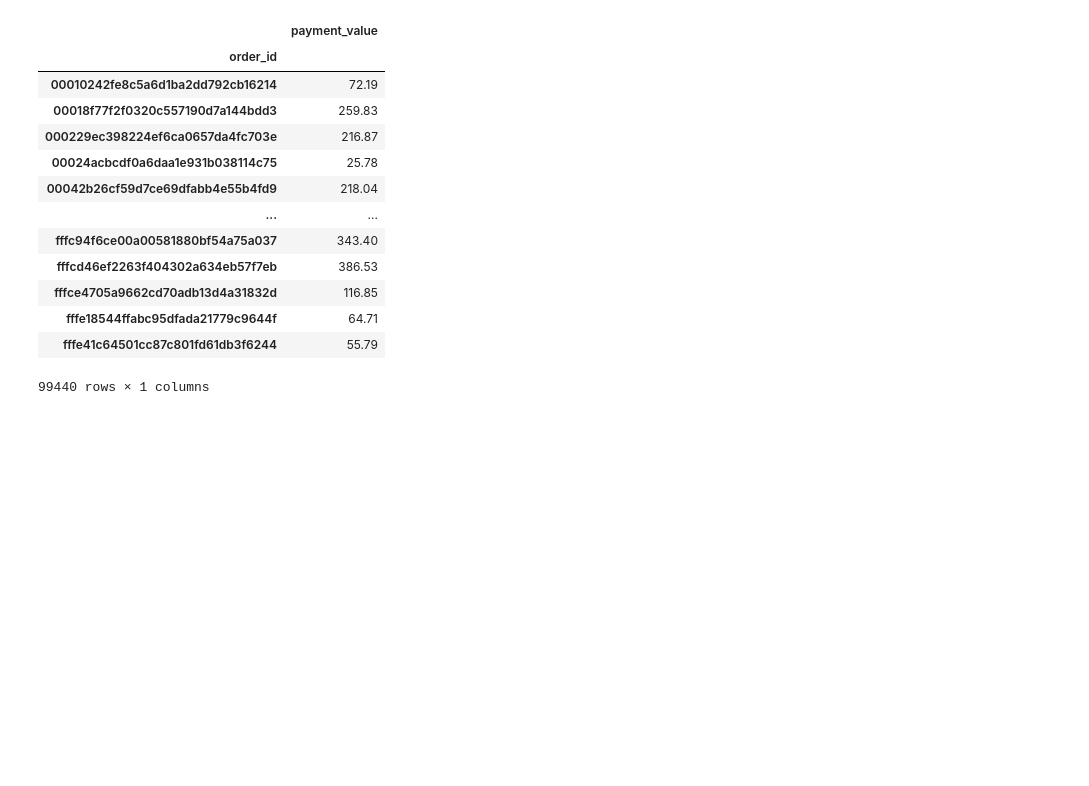
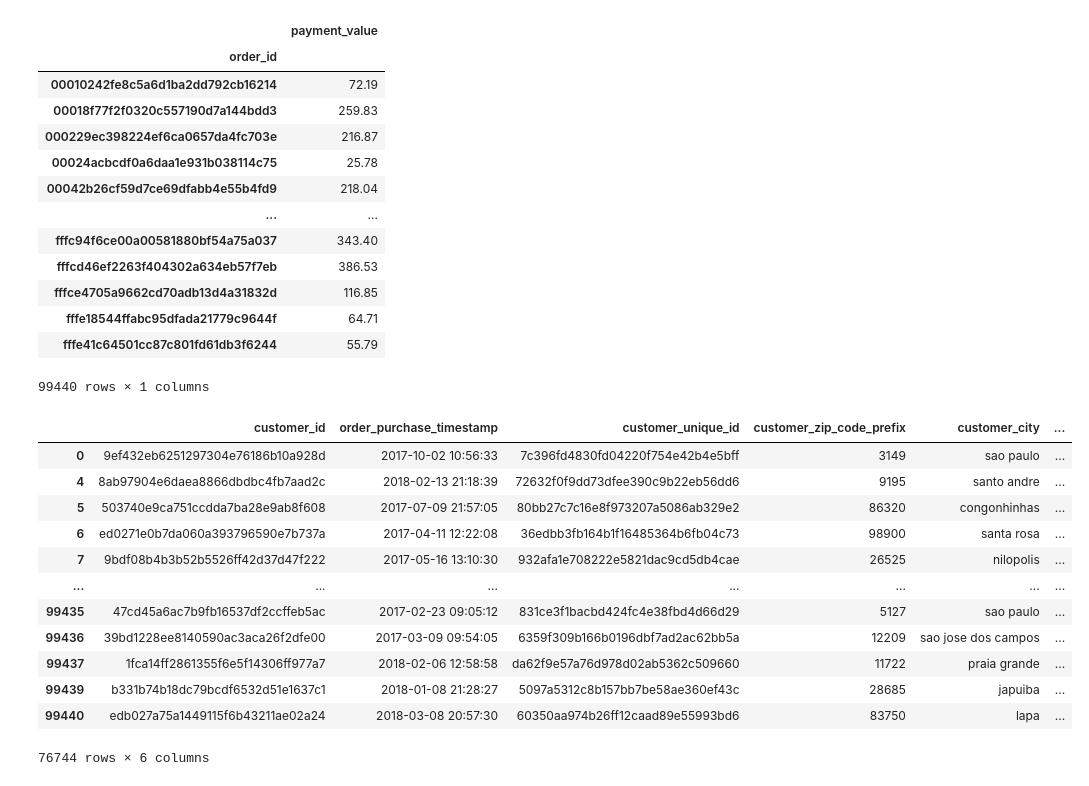
Before and after one commit to dllamas-stem/olist-interactive-dashboad, a Jupyter notebook: notebooks/use-data-notebook.ipynb, the cells around one changed output. Drawn from its saved outputs; the diff is of its cells as text; code cells hidden in the pictures; blank space fills up the shorter version.

```diff
--- a/notebooks/use-data-notebook.ipynb
+++ b/notebooks/use-data-notebook.ipynb
@@ -362,0 +365,31 @@ top_10_productos_mas_vendidos
+# %%
+resource= '../resources/clean_data/orders_by_customer.csv'
+df_orders_by_customer_original = pd.read_csv(resource, encoding='utf-8')
+df_orders_by_customer = df_orders_by_customer_original.copy()
+df_orders_by_customer.name = 'orders by customers'
+
+df_top_5_estados = df_orders_by_customer.groupby('customer_state').size().sort_values(ascending=False).head(5)
+
+df_orders_top5 = df_orders_by_customer[df_orders_by_customer['customer_state'].isin(df_top_5_estados.index.tolist())]
+
+orders_per_city_state = (
+    df_orders_top5.groupby(['customer_state', 'customer_city'])
+                  .size()
+                  .reset_index(name='num_orders')
+)
+# %%
+df_orders_top5
+# %% [output]
+|  | customer_id | order_purchase_timestamp | customer_unique_id | customer_zip_code_prefix | customer_city | ... |
+| 0 | 9ef432eb6251297304e76186b10a928d | 2017-10-02 10:56:33 | 7c396fd4830fd04220f754e42b4e5bff | 3149 | sao paulo | ... |
+| 4 | 8ab97904e6daea8866dbdbc4fb7aad2c | 2018-02-13 21:18:39 | 72632f0f9dd73dfee390c9b22eb56dd6 | 9195 | santo andre | ... |
+| 5 | 503740e9ca751ccdda7ba28e9ab8f608 | 2017-07-09 21:57:05 | 80bb27c7c16e8f973207a5086ab329e2 | 86320 | congonhinhas | ... |
+| 6 | ed0271e0b7da060a393796590e7b737a | 2017-04-11 12:22:08 | 36edbb3fb164b1f16485364b6fb04c73 | 98900 | santa rosa | ... |
+| 7 | 9bdf08b4b3b52b5526ff42d37d47f222 | 2017-05-16 13:10:30 | 932afa1e708222e5821dac9cd5db4cae | 26525 | nilopolis | ... |
+| ... | ... | ... | ... | ... | ... | ... |
+| 99435 | 47cd45a6ac7b9fb16537df2ccffeb5ac | 2017-02-23 09:05:12 | 831ce3f1bacbd424fc4e38fbd4d66d29 | 5127 | sao paulo | ... |
+| 99436 | 39bd1228ee8140590ac3aca26f2dfe00 | 2017-03-09 09:54:05 | 6359f309b166b0196dbf7ad2ac62bb5a | 12209 | sao jose dos campos | ... |
+| 99437 | 1fca14ff2861355f6e5f14306ff977a7 | 2018-02-06 12:58:58 | da62f9e57a76d978d02ab5362c509660 | 11722 | praia grande | ... |
+| 99439 | b331b74b18dc79bcdf6532d51e1637c1 | 2018-01-08 21:28:27 | 5097a5312c8b157bb7be58ae360ef43c | 28685 | japuiba | ... |
+| 99440 | edb027a75a1449115f6b43211ae02a24 | 2018-03-08 20:57:30 | 60350aa974b26ff12caad89e55993bd6 | 83750 | lapa | ... |
+76744 rows × 6 columns
```
Also changed, not shown: parts of 4 cells of this notebook, 3 other files.
